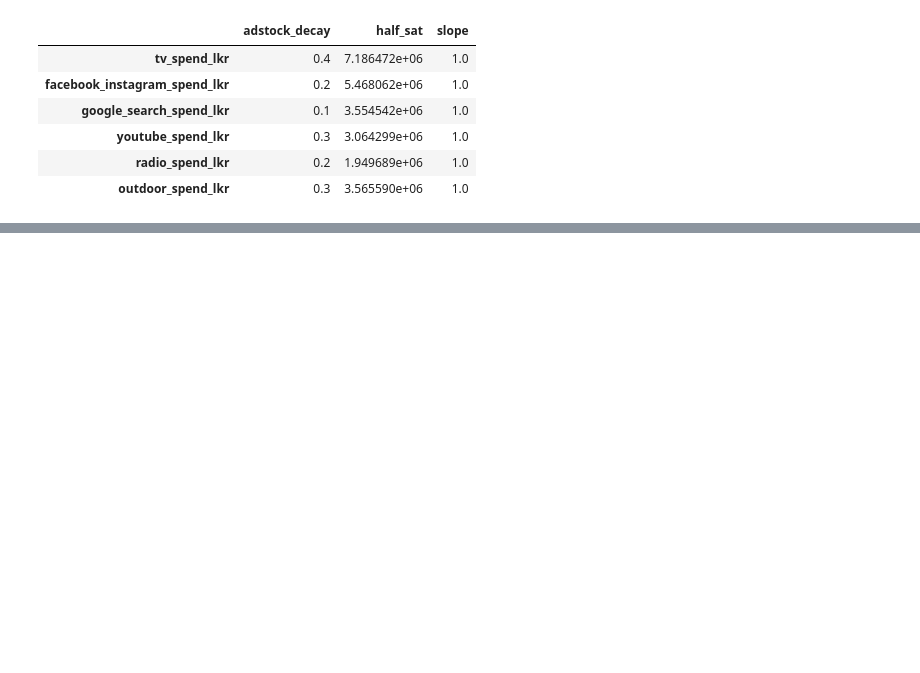
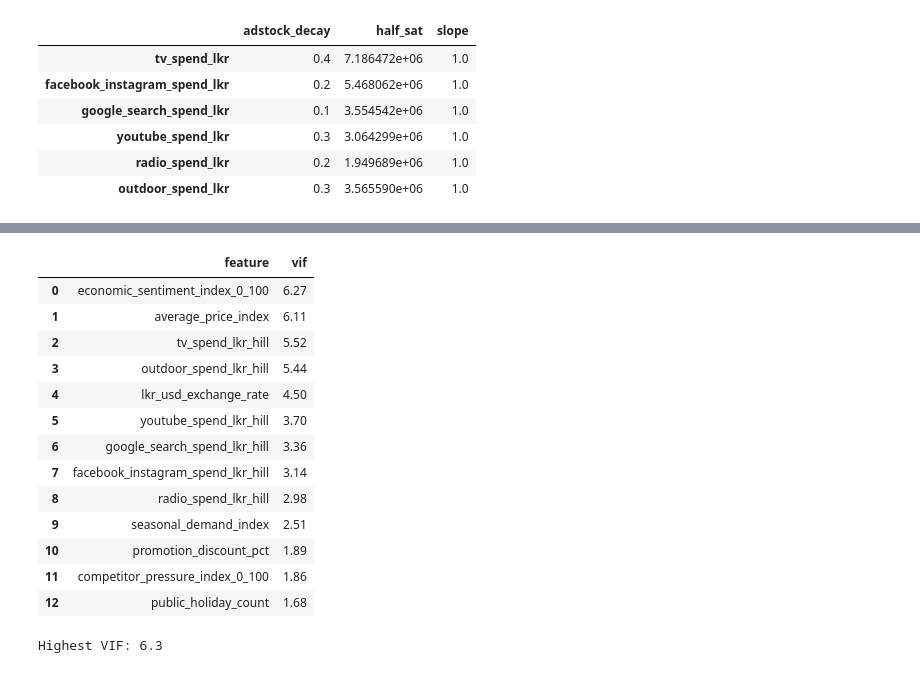
Before and after one commit to IBL11/mmm-budget-optimization, a Jupyter notebook: notebooks/05_modelling.ipynb, the cells around one changed output, grey strips where cells are left out. Drawn from its saved outputs; the diff is of its cells as text; code cells hidden in the pictures; blank space fills up the shorter version.

```diff
--- a/notebooks/05_modelling.ipynb
+++ b/notebooks/05_modelling.ipynb
@@ -611,0 +625,28 @@ Tables folder: D:\mmm-budget-optimization\mmm-budget-optimization\outputs\tables
+# %%
+from statsmodels.stats.outliers_influence import variance_inflation_factor
+import statsmodels.api as sm
+
+X_vif = sm.add_constant(X_train.astype(float))
+vif_df = pd.DataFrame({
+    "feature": X_train.columns,
+    "vif": [variance_inflation_factor(X_vif.values, i + 1) for i in range(X_train.shape[1])],
+}).sort_values("vif", ascending=False).reset_index(drop=True)
+vif_df.to_csv(TABLE_DIR / "model_vif.csv", index=False)
+display(vif_df.round(2))
+print(f"Highest VIF: {vif_df['vif'].max():.1f}")
+# %% [output]
+|  | feature | vif |
+| 0 | economic_sentiment_index_0_100 | 6.27 |
+| 1 | average_price_index | 6.11 |
+| 2 | tv_spend_lkr_hill | 5.52 |
+| 3 | outdoor_spend_lkr_hill | 5.44 |
+| 4 | lkr_usd_exchange_rate | 4.50 |
+| 5 | youtube_spend_lkr_hill | 3.70 |
+| 6 | google_search_spend_lkr_hill | 3.36 |
+| 7 | facebook_instagram_spend_lkr_hill | 3.14 |
+| 8 | radio_spend_lkr_hill | 2.98 |
+| 9 | seasonal_demand_index | 2.51 |
+| 10 | promotion_discount_pct | 1.89 |
+| 11 | competitor_pressure_index_0_100 | 1.86 |
+| 12 | public_holiday_count | 1.68 |
+Highest VIF: 6.3
```
Also changed, not shown: parts of 18 cells of this notebook, 33 other files.
